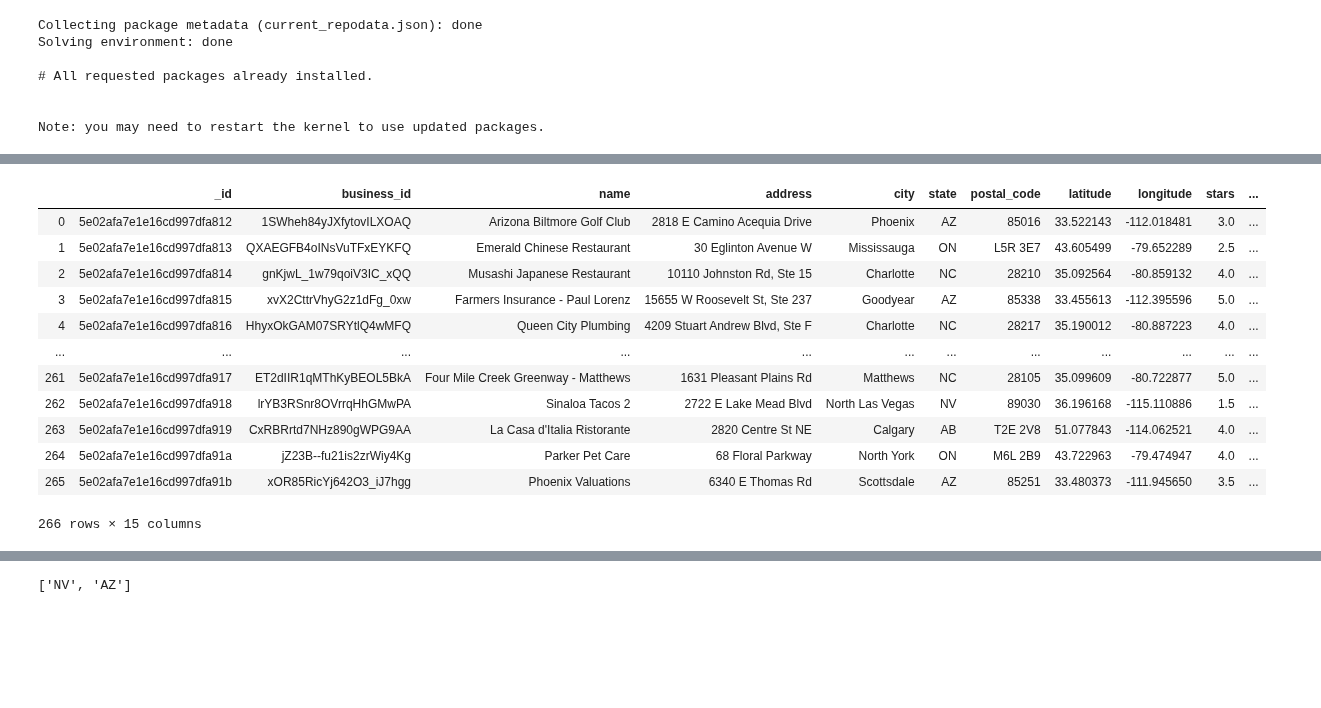
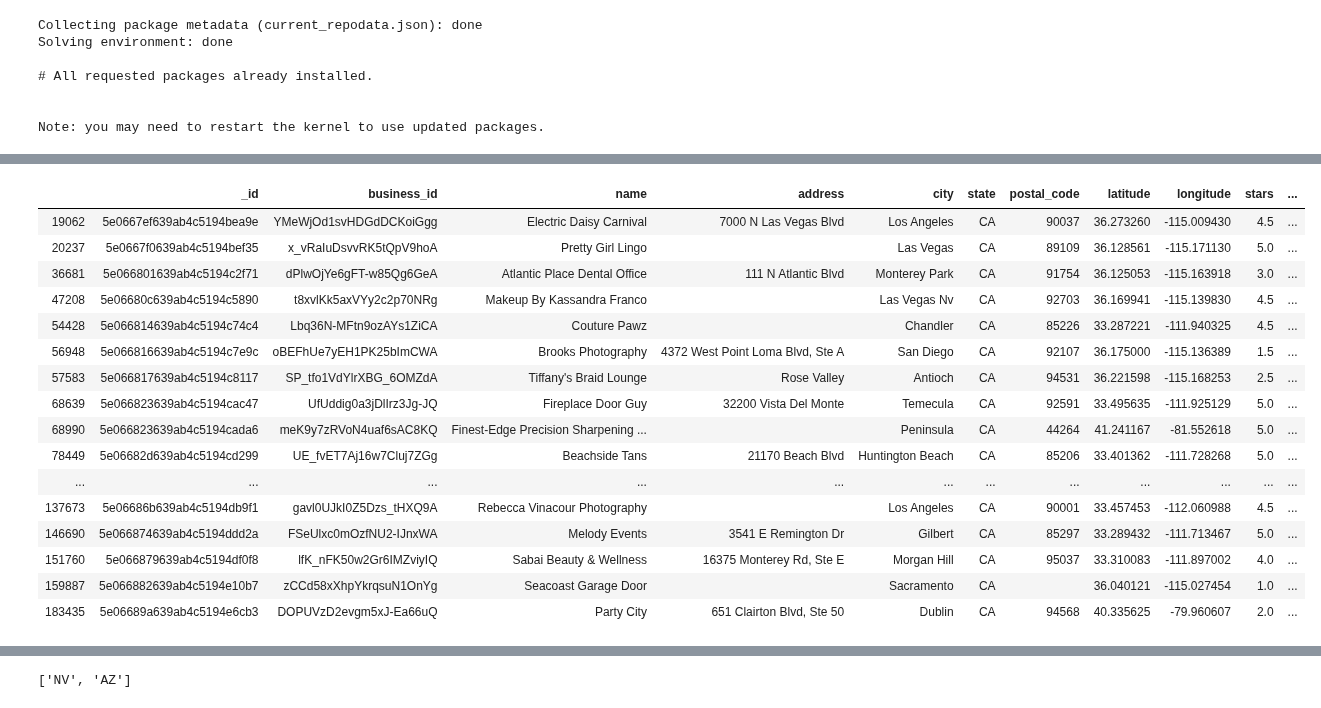
Before and after one commit to yueweng/restaurant-reviews, a Jupyter notebook: project.ipynb, the cells around one changed output, grey strips where cells are left out. Drawn from its saved outputs; the diff is of its cells as text; code cells hidden in the pictures; blank space fills up the shorter version.

```diff
--- a/project.ipynb
+++ b/project.ipynb
@@ -66,22 +66,27 @@ business_df = pd.DataFrame(list(business_table.find()))
 checkin_df = pd.DataFrame(list(checkin_table.find()))
 tip_df = pd.DataFrame(list(tip_table.find()))
 user_df = pd.DataFrame(list(user_table.find()))
-# %%
-business_df.head(266)
-# %% [output]
-|  | _id | business_id | name | address | city | state | postal_code | latitude | longitude | stars | ... |
-| 0 | 5e02afa7e1e16cd997dfa812 | 1SWheh84yJXfytovILXOAQ | Arizona Biltmore Golf Club | 2818 E Camino Acequia Drive | Phoenix | AZ | 85016 | 33.522143 | -112.018481 | 3.0 | ... |
-| 1 | 5e02afa7e1e16cd997dfa813 | QXAEGFB4oINsVuTFxEYKFQ | Emerald Chinese Restaurant | 30 Eglinton Avenue W | Mississauga | ON | L5R 3E7 | 43.605499 | -79.652289 | 2.5 | ... |
-| 2 | 5e02afa7e1e16cd997dfa814 | gnKjwL_1w79qoiV3IC_xQQ | Musashi Japanese Restaurant | 10110 Johnston Rd, Ste 15 | Charlotte | NC | 28210 | 35.092564 | -80.859132 | 4.0 | ... |
-| 3 | 5e02afa7e1e16cd997dfa815 | xvX2CttrVhyG2z1dFg_0xw | Farmers Insurance - Paul Lorenz | 15655 W Roosevelt St, Ste 237 | Goodyear | AZ | 85338 | 33.455613 | -112.395596 | 5.0 | ... |
-| 4 | 5e02afa7e1e16cd997dfa816 | HhyxOkGAM07SRYtlQ4wMFQ | Queen City Plumbing | 4209 Stuart Andrew Blvd, Ste F | Charlotte | NC | 28217 | 35.190012 | -80.887223 | 4.0 | ... |
-| ... | ... | ... | ... | ... | ... | ... | ... | ... | ... | ... | ... |
-| 261 | 5e02afa7e1e16cd997dfa917 | ET2dIIR1qMThKyBEOL5BkA | Four Mile Creek Greenway - Matthews | 1631 Pleasant Plains Rd | Matthews | NC | 28105 | 35.099609 | -80.722877 | 5.0 | ... |
-| 262 | 5e02afa7e1e16cd997dfa918 | lrYB3RSnr8OVrrqHhGMwPA | Sinaloa Tacos 2 | 2722 E Lake Mead Blvd | North Las Vegas | NV | 89030 | 36.196168 | -115.110886 | 1.5 | ... |
-| 263 | 5e02afa7e1e16cd997dfa919 | CxRBRrtd7NHz890gWPG9AA | La Casa d'Italia Ristorante | 2820 Centre St NE | Calgary | AB | T2E 2V8 | 51.077843 | -114.062521 | 4.0 | ... |
-| 264 | 5e02afa7e1e16cd997dfa91a | jZ23B--fu21is2zrWiy4Kg | Parker Pet Care | 68 Floral Parkway | North York | ON | M6L 2B9 | 43.722963 | -79.474947 | 4.0 | ... |
-| 265 | 5e02afa7e1e16cd997dfa91b | xOR85RicYj642O3_iJ7hgg | Phoenix Valuations | 6340 E Thomas Rd | Scottsdale | AZ | 85251 | 33.480373 | -111.945650 | 3.5 | ... |
-266 rows × 15 columns
+# %%
+ca = business_df[business_df['state'] == 'CA']
+ca
+# %% [output]
+|  | _id | business_id | name | address | city | state | postal_code | latitude | longitude | stars | ... |
+| 19062 | 5e0667ef639ab4c5194bea9e | YMeWjOd1svHDGdDCKoiGgg | Electric Daisy Carnival | 7000 N Las Vegas Blvd | Los Angeles | CA | 90037 | 36.273260 | -115.009430 | 4.5 | ... |
+| 20237 | 5e0667f0639ab4c5194bef35 | x_vRaIuDsvvRK5tQpV9hoA | Pretty Girl Lingo |  | Las Vegas | CA | 89109 | 36.128561 | -115.171130 | 5.0 | ... |
+| 36681 | 5e066801639ab4c5194c2f71 | dPlwOjYe6gFT-w85Qg6GeA | Atlantic Place Dental Office | 111 N Atlantic Blvd | Monterey Park | CA | 91754 | 36.125053 | -115.163918 | 3.0 | ... |
+| 47208 | 5e06680c639ab4c5194c5890 | t8xvlKk5axVYy2c2p70NRg | Makeup By Kassandra Franco |  | Las Vegas Nv | CA | 92703 | 36.169941 | -115.139830 | 4.5 | ... |
+| 54428 | 5e066814639ab4c5194c74c4 | Lbq36N-MFtn9ozAYs1ZiCA | Couture Pawz |  | Chandler | CA | 85226 | 33.287221 | -111.940325 | 4.5 | ... |
+| 56948 | 5e066816639ab4c5194c7e9c | oBEFhUe7yEH1PK25bImCWA | Brooks Photography | 4372 West Point Loma Blvd, Ste A | San Diego | CA | 92107 | 36.175000 | -115.136389 | 1.5 | ... |
+| 57583 | 5e066817639ab4c5194c8117 | SP_tfo1VdYlrXBG_6OMZdA | Tiffany's Braid Lounge | Rose Valley | Antioch | CA | 94531 | 36.221598 | -115.168253 | 2.5 | ... |
+| 68639 | 5e066823639ab4c5194cac47 | UfUddig0a3jDlIrz3Jg-JQ | Fireplace Door Guy | 32200 Vista Del Monte | Temecula | CA | 92591 | 33.495635 | -111.925129 | 5.0 | ... |
+| 68990 | 5e066823639ab4c5194cada6 | meK9y7zRVoN4uaf6sAC8KQ | Finest-Edge Precision Sharpening ... |  | Peninsula | CA | 44264 | 41.241167 | -81.552618 | 5.0 | ... |
+| 78449 | 5e06682d639ab4c5194cd299 | UE_fvET7Aj16w7Cluj7ZGg | Beachside Tans | 21170 Beach Blvd | Huntington Beach | CA | 85206 | 33.401362 | -111.728268 | 5.0 | ... |
+| ... | ... | ... | ... | ... | ... | ... | ... | ... | ... | ... | ... |
+| 137673 | 5e06686b639ab4c5194db9f1 | gavl0UJkI0Z5Dzs_tHXQ9A | Rebecca Vinacour Photography |  | Los Angeles | CA | 90001 | 33.457453 | -112.060988 | 4.5 | ... |
+| 146690 | 5e066874639ab4c5194ddd2a | FSeUlxc0mOzfNU2-IJnxWA | Melody Events | 3541 E Remington Dr | Gilbert | CA | 85297 | 33.289432 | -111.713467 | 5.0 | ... |
+| 151760 | 5e066879639ab4c5194df0f8 | lfK_nFK50w2Gr6IMZviyIQ | Sabai Beauty & Wellness | 16375 Monterey Rd, Ste E | Morgan Hill | CA | 95037 | 33.310083 | -111.897002 | 4.0 | ... |
+| 159887 | 5e066882639ab4c5194e10b7 | zCCd58xXhpYkrqsuN1OnYg | Seacoast Garage Door |  | Sacramento | CA |  | 36.040121 | -115.027454 | 1.0 | ... |
+| 183435 | 5e06689a639ab4c5194e6cb3 | DOPUVzD2evgm5xJ-Ea66uQ | Party City | 651 Clairton Blvd, Ste 50 | Dublin | CA | 94568 | 40.335625 | -79.960607 | 2.0 | ... |
 # %%
 import numpy as np
 
```
Also changed, not shown: parts of 12 cells of this notebook, 3 other files.
